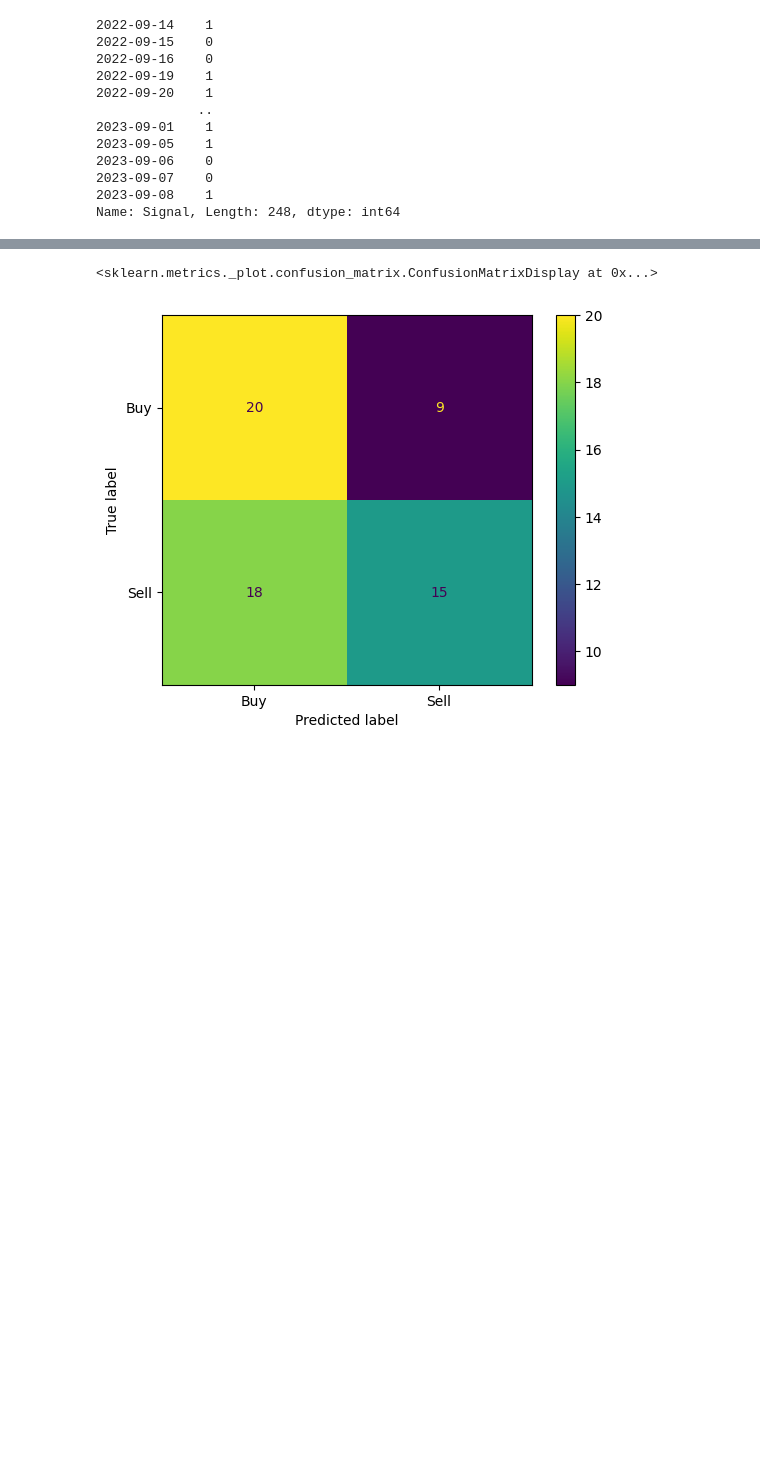
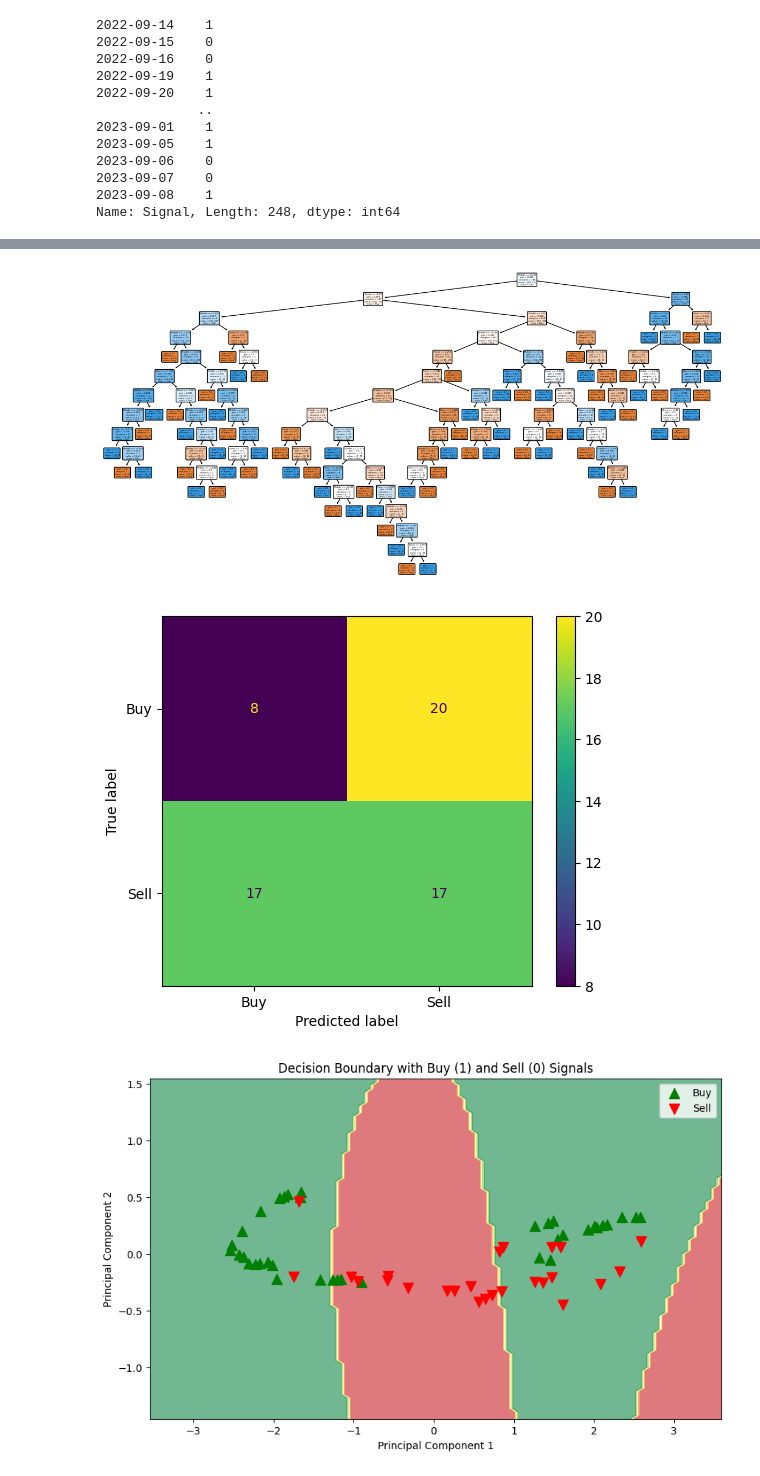
Before and after one commit to Jayasuryan0821-git/Machine-Learning-Lab, a Jupyter notebook: Mini_Project/Model/model.ipynb, the cells around one changed output, grey strips where cells are left out. Drawn from its saved outputs; the diff is of its cells as text; code cells hidden in the pictures; blank space fills up the shorter version.

Commit message:
Full model implementation done

```diff
--- a/Mini_Project/Model/model.ipynb
+++ b/Mini_Project/Model/model.ipynb
@@ -484,7 +459,48 @@ plot_tree(clf_dt,filled=True,rounded=True,class_names=['Buy','Sell'],feature_nam
-# %%
-y_pred = clf_dt.predict(x_test)
-display = ConfusionMatrixDisplay(confusion_matrix(y_test,y_pred),display_labels=("Buy","Sell"))
-display.plot()
-# %% [output]
-<sklearn.metrics._plot.confusion_matrix.ConfusionMatrixDisplay at 0x...>
-[figure, removed]
+# %%
+clf_dt = DecisionTreeClassifier()
+clf_dt = clf_dt.fit(x_train_reduced,y_train)
+plt.figure(figsize=(15,7.5))
+plot_tree(clf_dt,filled=True,rounded=True,class_names=['Buy','Sell'],feature_names=x_train_columns)
+y_pred = clf_dt.predict(x_test_reduced)
+display = ConfusionMatrixDisplay(confusion_matrix(y_test,y_pred),display_labels=("Buy","Sell"))
+display.plot()
+pred_df = pd.DataFrame(index=x_test_indexes)
+pred_df['Model_Predictions'] = y_pred
+pred_df['Actual_Returns'] = df['Actual_Returns']
+pred_df['Strategy_Returns'] = pred_df['Actual_Returns'] * pred_df['Model_Predictions']
+pred_df
+
+xx, yy = np.meshgrid(np.linspace(x_test_reduced[:, 0].min()-1, x_test_reduced[:, 0].max()+1, 100),
+                     np.linspace(x_test_reduced[:, 1].min()-1, x_test_reduced[:, 1].max()+1, 100))
+
+# Create a mesh of points for prediction
+mesh_points = np.c_[xx.ravel(), yy.ravel()]
+
+# Use the SVM model to predict the decision boundary (0 or 1) for each point in the mesh
+boundary_predictions = clf_svm.predict(mesh_points)
+
+# Reshape the predictions to match the shape of the mesh grid
+boundary_predictions = boundary_predictions.reshape(xx.shape)
+
+# Create a scatter plot to visualize the decision boundary
+plt.figure(figsize=(10, 6))
+plt.contourf(xx, yy, boundary_predictions, cmap=plt.cm.RdYlGn, alpha=0.6)
+
+# Overlay the actual buy (1) and sell (0) signals from 'pred_df["Model_Predictions"]'
+buy_points = x_test_reduced[pred_df['Model_Predictions'] == 1]
+sell_points = x_test_reduced[pred_df['Model_Predictions'] == 0]
+
+plt.scatter(buy_points[:, 0], buy_points[:, 1], c='green', label='Buy', marker='^', s=100)
+plt.scatter(sell_points[:, 0], sell_points[:, 1], c='red', label='Sell', marker='v', s=100)
+
+plt.xlabel('Principal Component 1')
+plt.ylabel('Principal Component 2')
+plt.title('Decision Boundary with Buy (1) and Sell (0) Signals')
+plt.legend()
+plt.show()
+
+print(classification_report(y_test,y_pred))
+# %% [output]
+[figure, added]
+[figure, added]
+[figure, added]
```
Also changed, not shown: parts of 16 cells of this notebook.
